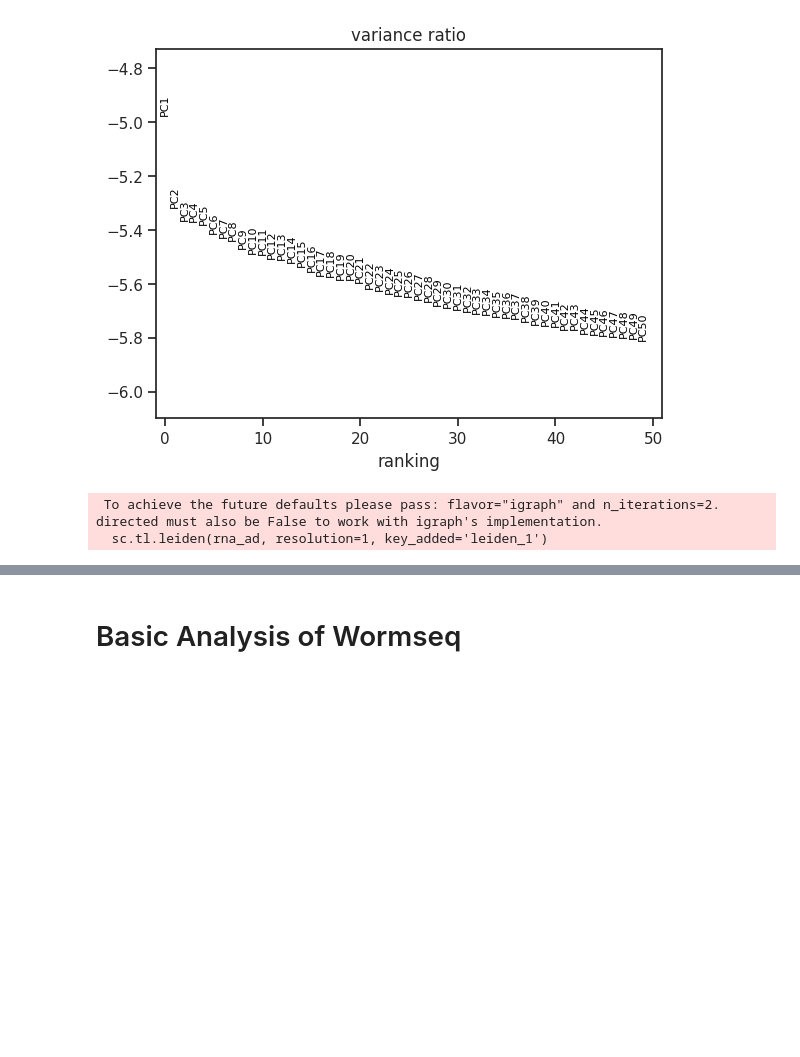
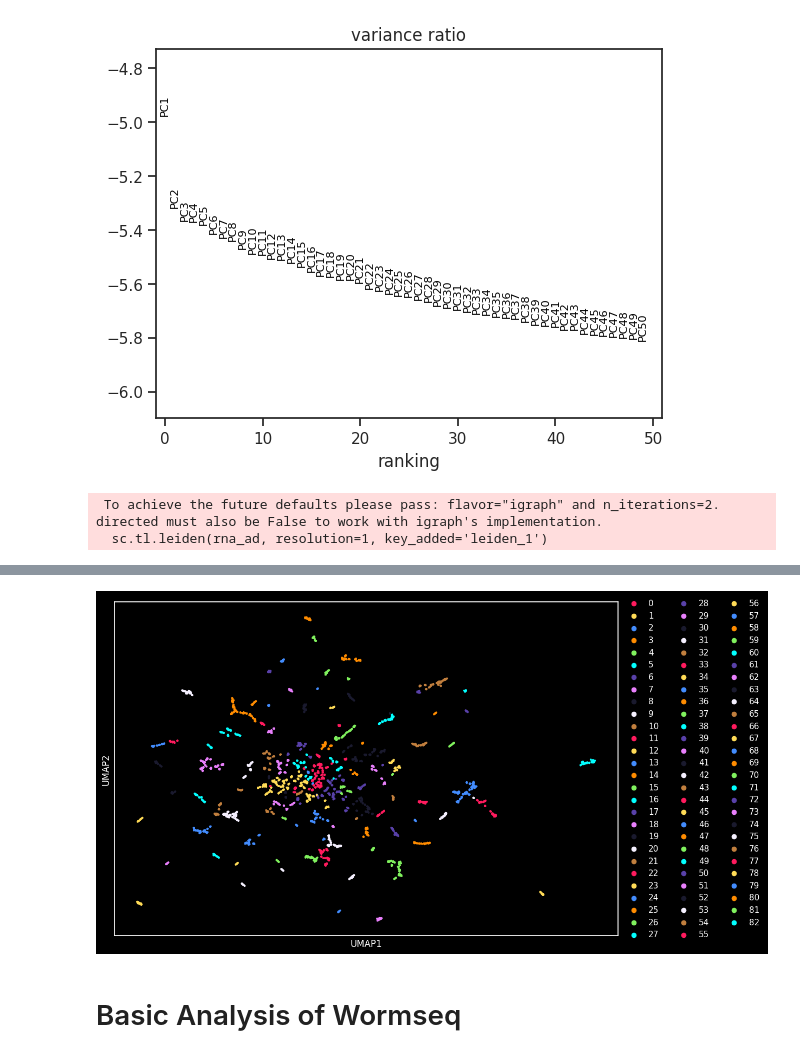
Before and after one commit to SrivatsanLab/SPC_genome, a Jupyter notebook: notebooks/worm_CapGTA_rna_analysis.ipynb, the cells around one changed output, grey strips where cells are left out. Drawn from its saved outputs; the diff is of its cells as text; code cells hidden in the pictures; blank space fills up the shorter version.

```diff
--- a/notebooks/worm_CapGTA_rna_analysis.ipynb
+++ b/notebooks/worm_CapGTA_rna_analysis.ipynb
@@ -245,0 +246,29 @@ sc.pl.umap(
+# %%
+plt.style.use("dark_background")
+pal = [
+    '#FF1B5E',  # coral
+    '#FFDB57',  # yellow
+    '#438CFD',  # blue
+    '#FF8C00',  # orange
+    '#80F15E',  # lime green
+    '#03FFFF',  # cyan
+    '#5941A9',  # purple
+    '#E980FC',  # magenta
+    '#1A1A2E',  # navy
+    '#F5F0FF',  # lavender white
+    '#C17F3E',  # amber brown
+]
+# %%
+fig,ax=plt.subplots(1,1,figsize=(12,8))
+sc.pl.umap(
+    rna_ad,
+    color=['leiden_1'],
+    palette=pal,
+    # frameon=False,
+    ax=ax,
+    title='',
+)
+ax.xaxis.label.set_fontsize(16)
+ax.yaxis.label.set_fontsize(16)
+fig.savefig('../results/UMAP.png', transparent=True, bbox_inches='tight')
+# %% [output]
@@ -246,3 +276,4 @@ sc.pl.umap(
+[figure, added]
 # %%
 sc.tl.rank_genes_groups(rna_ad, groupby="leiden_1", method="wilcoxon", key_added="rank_genes_groups_leiden_1")
 
```
Also changed, not shown: parts of 3 cells of this notebook, 9 other files.
